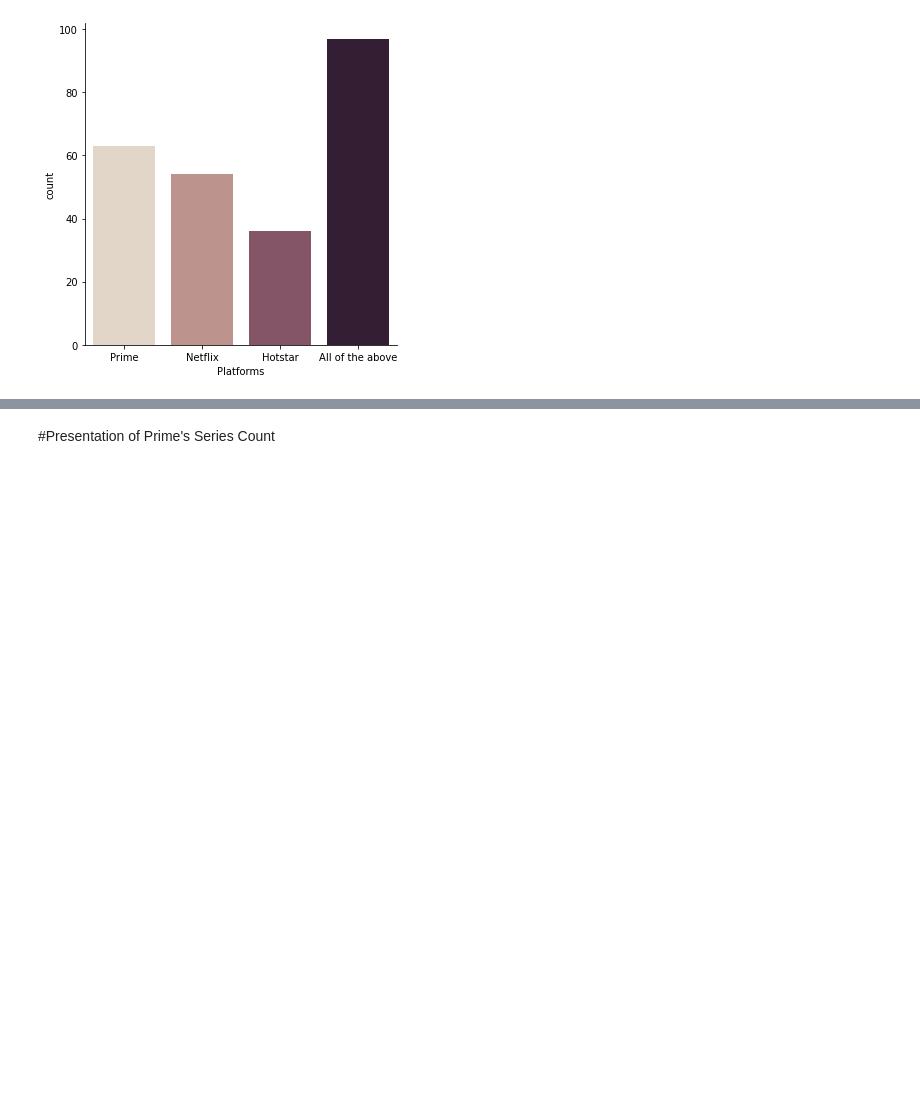
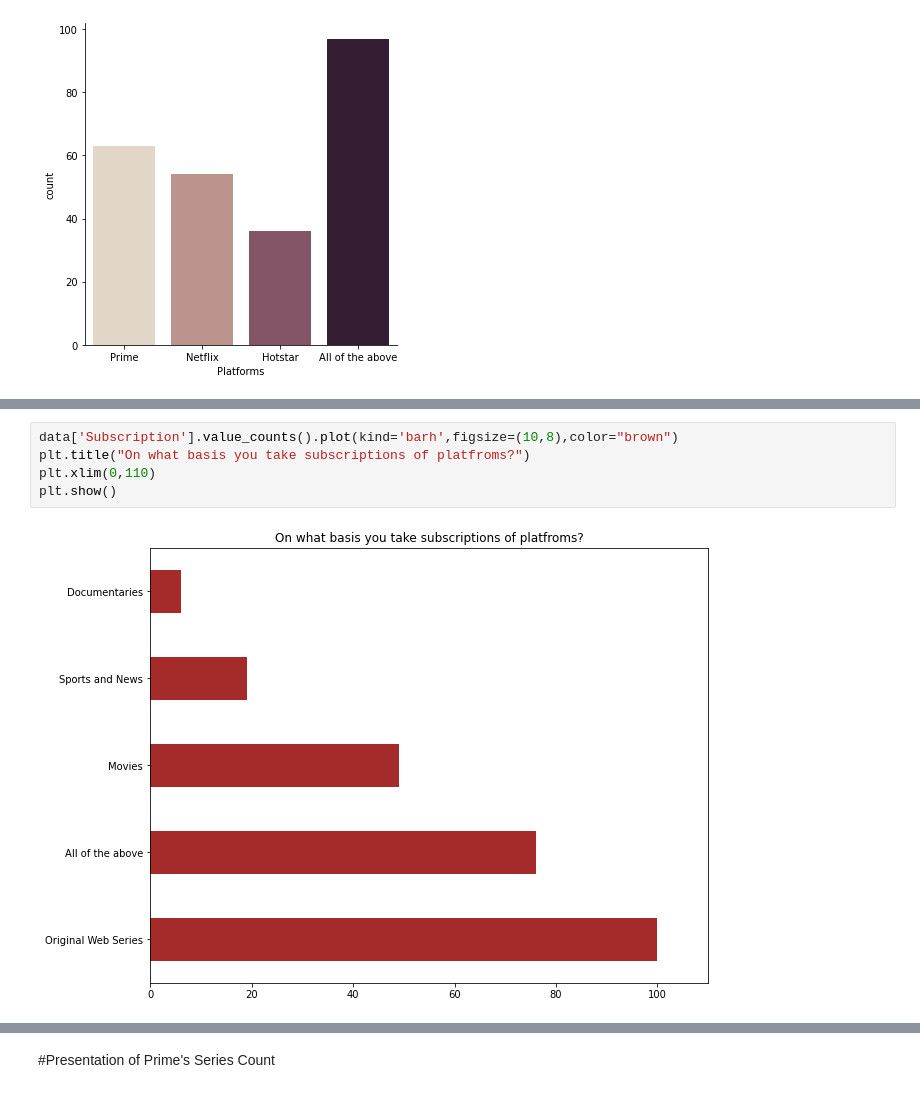
Before and after one commit to snehachauhan/Colab, a Jupyter notebook: Real_data.ipynb, the cells around one changed output, grey strips where cells are left out. Drawn from its saved outputs; the diff is of its cells as text; blank space fills up the shorter version.

```diff
--- a/Real_data.ipynb
+++ b/Real_data.ipynb
@@ -485,0 +486,7 @@ plt.show()
+# %%
+data['Subscription'].value_counts().plot(kind='barh',figsize=(10,8),color="brown")
+plt.title("On what basis you take subscriptions of platfroms?")
+plt.xlim(0,110)
+plt.show()
+# %% [output]
+[figure, added]
```
Also changed, not shown: parts of 44 cells of this notebook.
